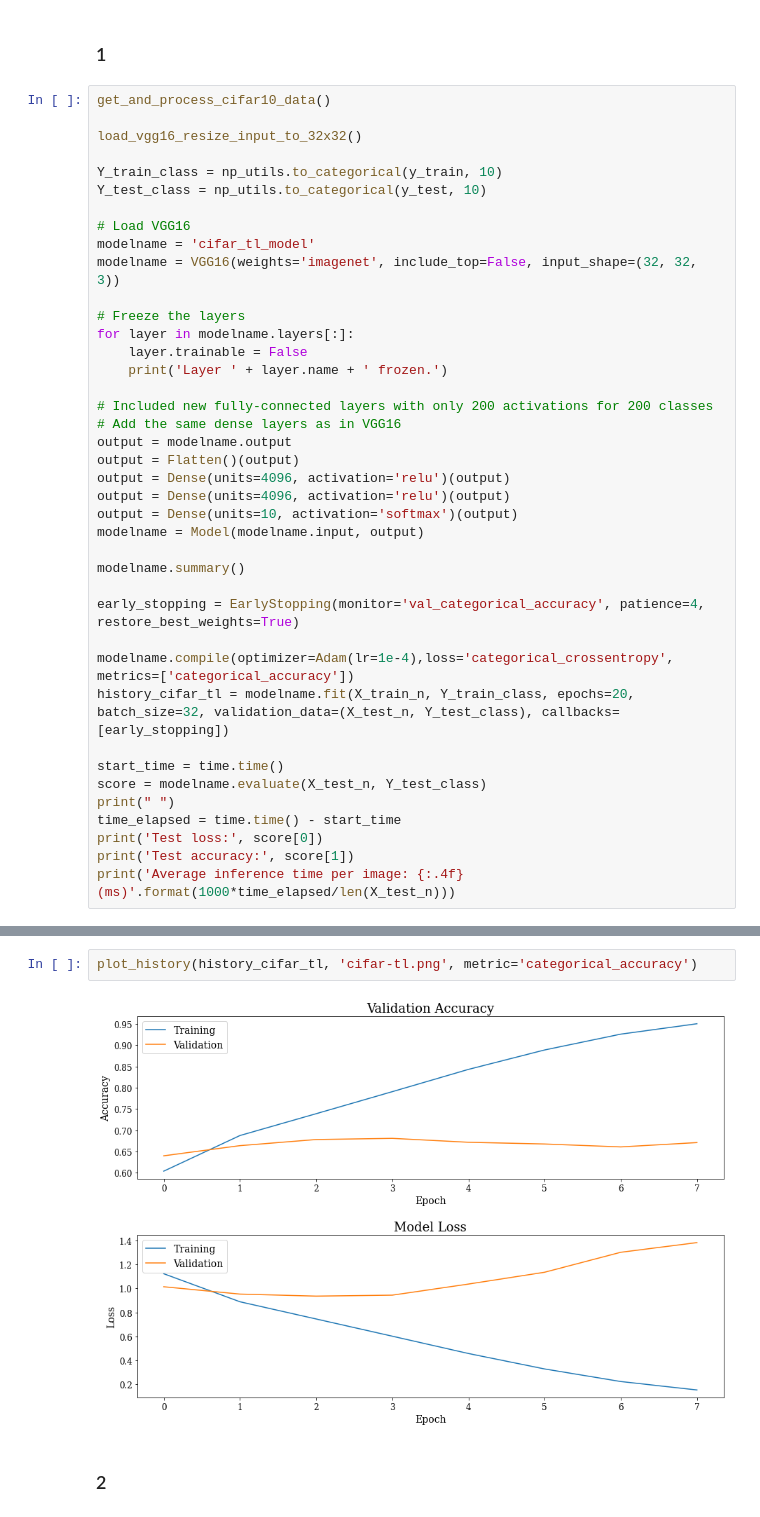
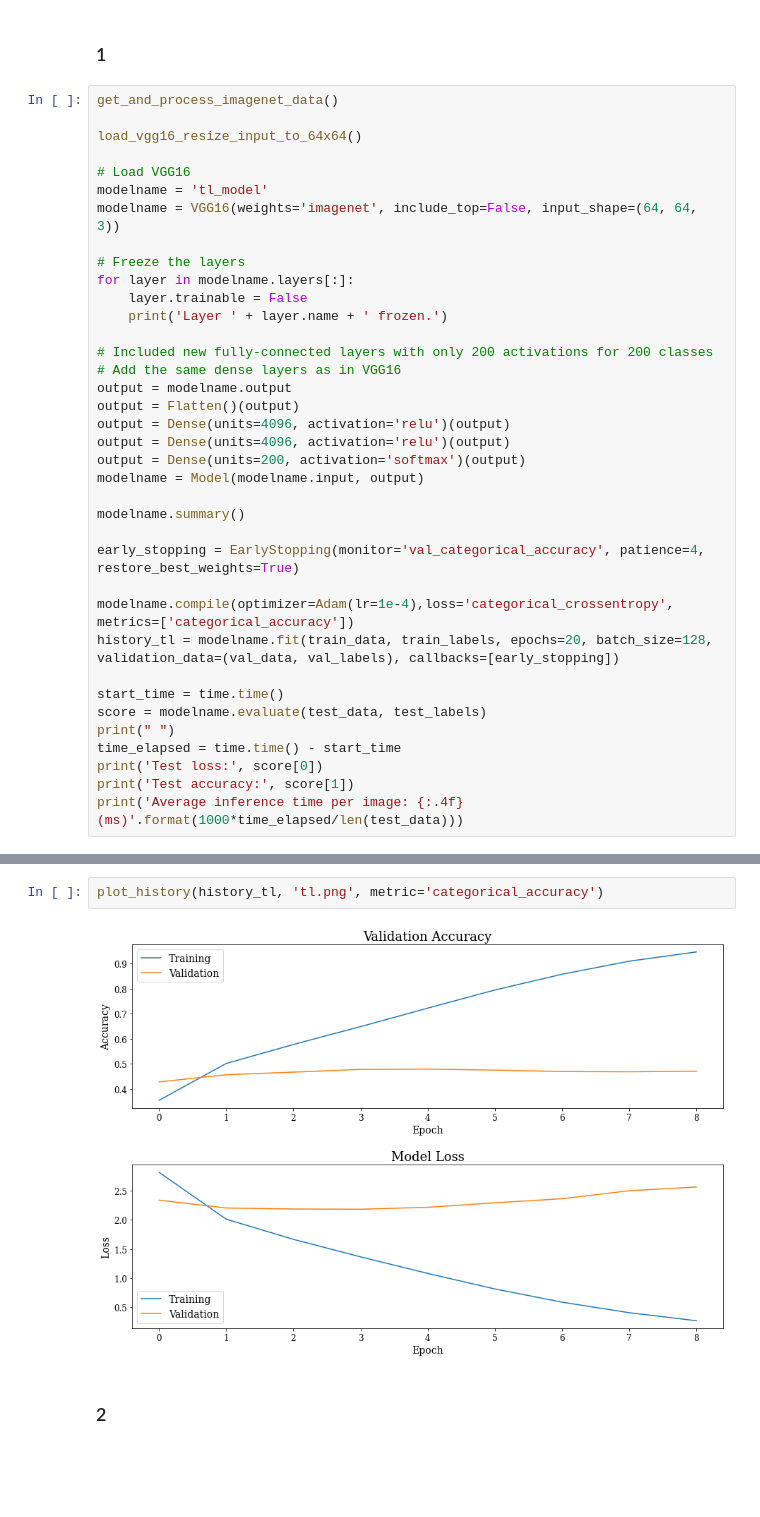
Before and after one commit to limited-fion/deep-learning-cw, a Jupyter notebook: 04_cw.ipynb, the cells around one changed output, grey strips where cells are left out. Drawn from its saved outputs; the diff is of its cells as text; blank space fills up the shorter version.

```diff
--- a/04_cw.ipynb
+++ b/04_cw.ipynb
@@ -310,16 +297,13 @@ def load_vgg16_resize_input_to_64x64():
 # %% [markdown]
 ### 1
 # %%
-get_and_process_cifar10_data()
+get_and_process_imagenet_data()
 
-load_vgg16_resize_input_to_32x32()
-
-Y_train_class = np_utils.to_categorical(y_train, 10)
-Y_test_class = np_utils.to_categorical(y_test, 10)
+load_vgg16_resize_input_to_64x64()
 
 # Load VGG16
-modelname = 'cifar_tl_model'
-modelname = VGG16(weights='imagenet', include_top=False, input_shape=(32, 32, 3))
+modelname = 'tl_model'
+modelname = VGG16(weights='imagenet', include_top=False, input_shape=(64, 64, 3))
 
 # Freeze the layers
 for layer in modelname.layers[:]:
@@ -332,7 +316,7 @@ output = modelname.output
 output = Flatten()(output)
 output = Dense(units=4096, activation='relu')(output)
 output = Dense(units=4096, activation='relu')(output)
-output = Dense(units=10, activation='softmax')(output)
+output = Dense(units=200, activation='softmax')(output)
 modelname = Model(modelname.input, output)
 
 modelname.summary()
@@ -340,13 +324,13 @@ modelname.summary()
 early_stopping = EarlyStopping(monitor='val_categorical_accuracy', patience=4, restore_best_weights=True)
 
 modelname.compile(optimizer=Adam(lr=1e-4),loss='categorical_crossentropy', metrics=['categorical_accuracy'])
-history_cifar_tl = modelname.fit(X_train_n, Y_train_class, epochs=20, batch_size=32, validation_data=(X_test_n, Y_test_class), callbacks=[early_stopping])
+history_tl = modelname.fit(train_data, train_labels, epochs=20, batch_size=128, validation_data=(val_data, val_labels), callbacks=[early_stopping])
 
 start_time = time.time()
-score = modelname.evaluate(X_test_n, Y_test_class)
+score = modelname.evaluate(test_data, test_labels)
 print(" ")
 time_elapsed = time.time() - start_time
 print('Test loss:', score[0])
 print('Test accuracy:', score[1])
-print('Average inference time per image: {:.4f} (ms)'.format(1000*time_elapsed/len(X_test_n)))
+print('Average inference time per image: {:.4f} (ms)'.format(1000*time_elapsed/len(test_data)))
 # %% [output]
@@ -387,7 +371,7 @@ Average inference time per image: 2.2906 (ms)
 # %%
-plot_history(history_cifar_tl, 'cifar-tl.png', metric='categorical_accuracy')
+plot_history(history_tl, 'tl.png', metric='categorical_accuracy')
 # %% [output]
-[figure, old version]
+[figure, new version]
 # %% [markdown]
 ### 2
 # %%
```
Also changed, not shown: parts of 22 cells of this notebook.
